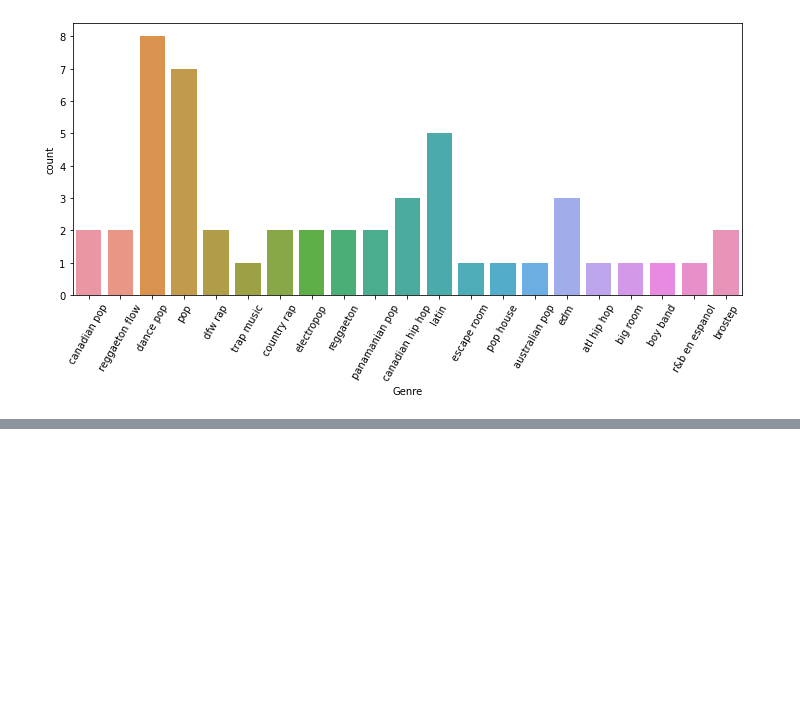
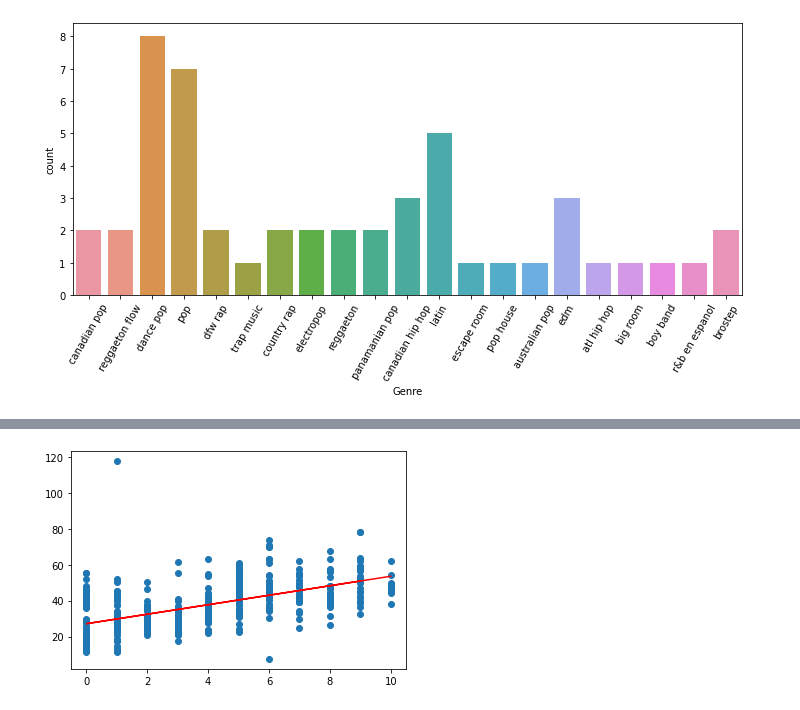
Before and after one commit to Rogerio-mack/work, a Jupyter notebook: EE_python_workshop.ipynb, the cells around one changed output, grey strips where cells are left out. Cells and saved outputs as stored; diff of their text form; code cells hidden in the pictures; blank space fills up the shorter version.

```diff
--- a/EE_python_workshop.ipynb
+++ b/EE_python_workshop.ipynb
@@ -973,0 +339,8 @@ Date
+# %%
+import statsmodels.formula.api as sm
+
+lm = sm.ols(formula='Y ~ X4', data=df)
+
+lm = lm.fit()
+
+print(lm.summary())
@@ -973,0 +365,6 @@ Date
+# %%
+plt.scatter(df['X4'],df['Y'])
+plt.plot(df['X4'],lm.predict(df['X4']),color='r')
+plt.show()
+# %% [output]
+[figure, added]
```
Also changed, not shown: parts of 62 cells of this notebook.
